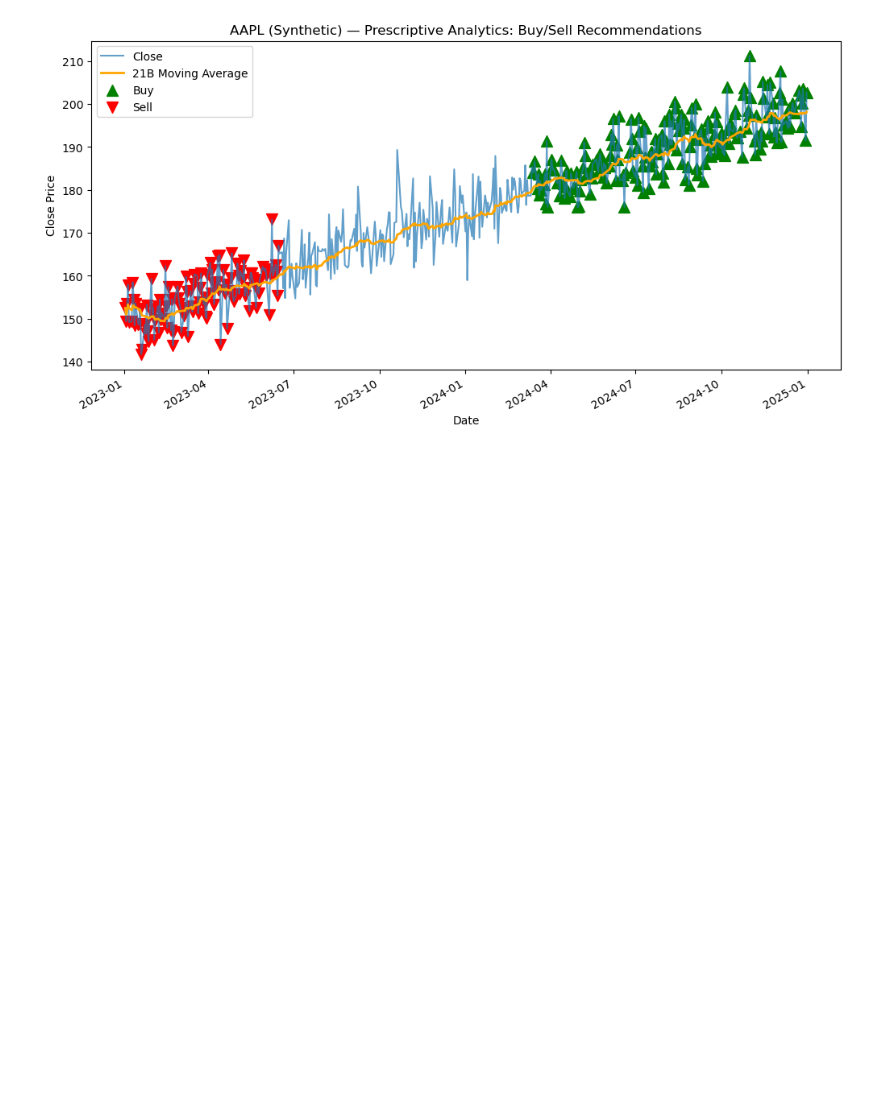
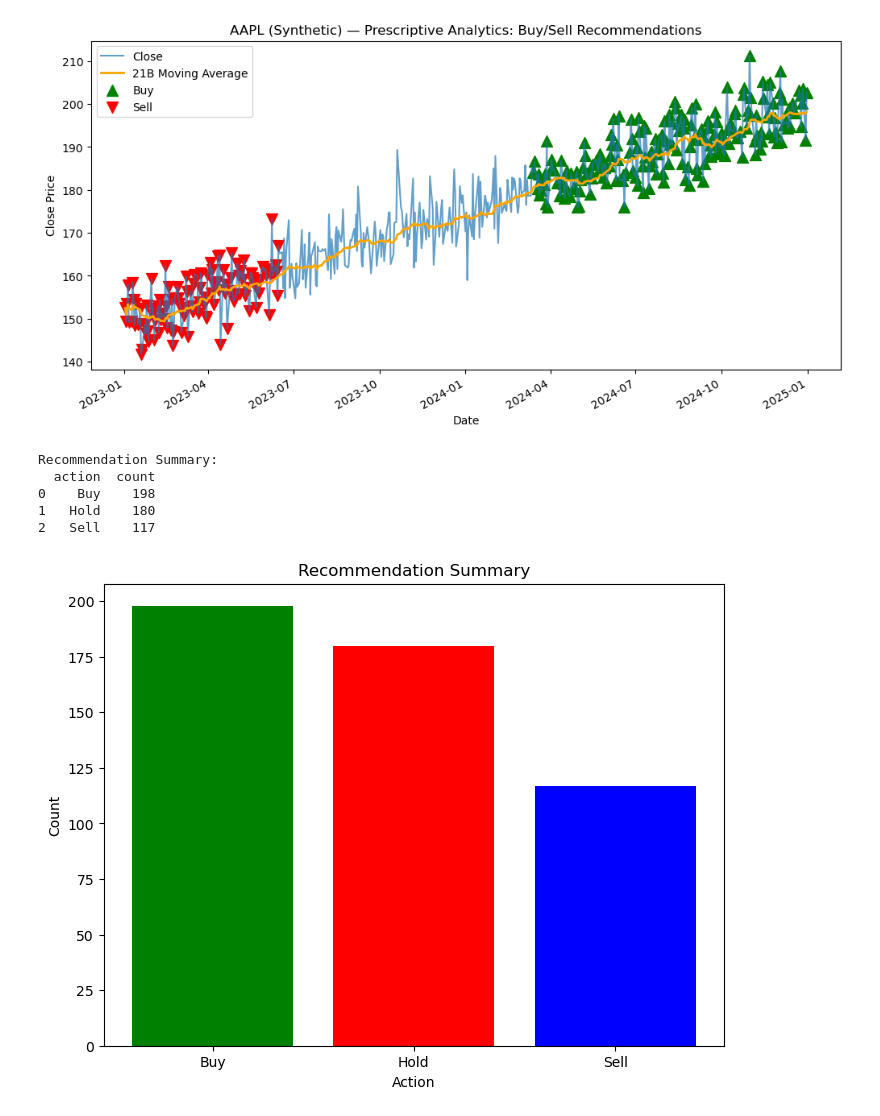
Before and after one commit to WilliamPourmajidi/prescriptive-analytics, a Jupyter notebook: Module-8/Module-8.ipynb, the cells around one changed output. Saved outputs shown, nothing was run; the diff lists cells and outputs as text; code cells hidden in the pictures; blank space fills up the shorter version.

```diff
--- a/Module-8/Module-8.ipynb
+++ b/Module-8/Module-8.ipynb
@@ -442,3 +442,25 @@ plt.gcf().autofmt_xdate()
 plt.show()
 # %% [output]
 [figure]
+# %%
+# Create a summary table of recommendations
+recommendation_summary = df_from_db.groupby("action").size().reset_index(name="count")
+
+# Display the summary table
+print("Recommendation Summary:")
+print(recommendation_summary)
+
+# Visualize the summary as a bar chart
+plt.figure(figsize=(8, 6))
+plt.bar(recommendation_summary["action"], recommendation_summary["count"], color=["green", "red", "blue"])
+plt.title("Recommendation Summary")
+plt.xlabel("Action")
+plt.ylabel("Count")
+plt.show()
+# %% [output]
+Recommendation Summary:
+  action  count
+0    Buy    198
+1   Hold    180
+2   Sell    117
+[figure, added]
```
Also changed, not shown: parts of 1 cell of this notebook, 4 other files.
